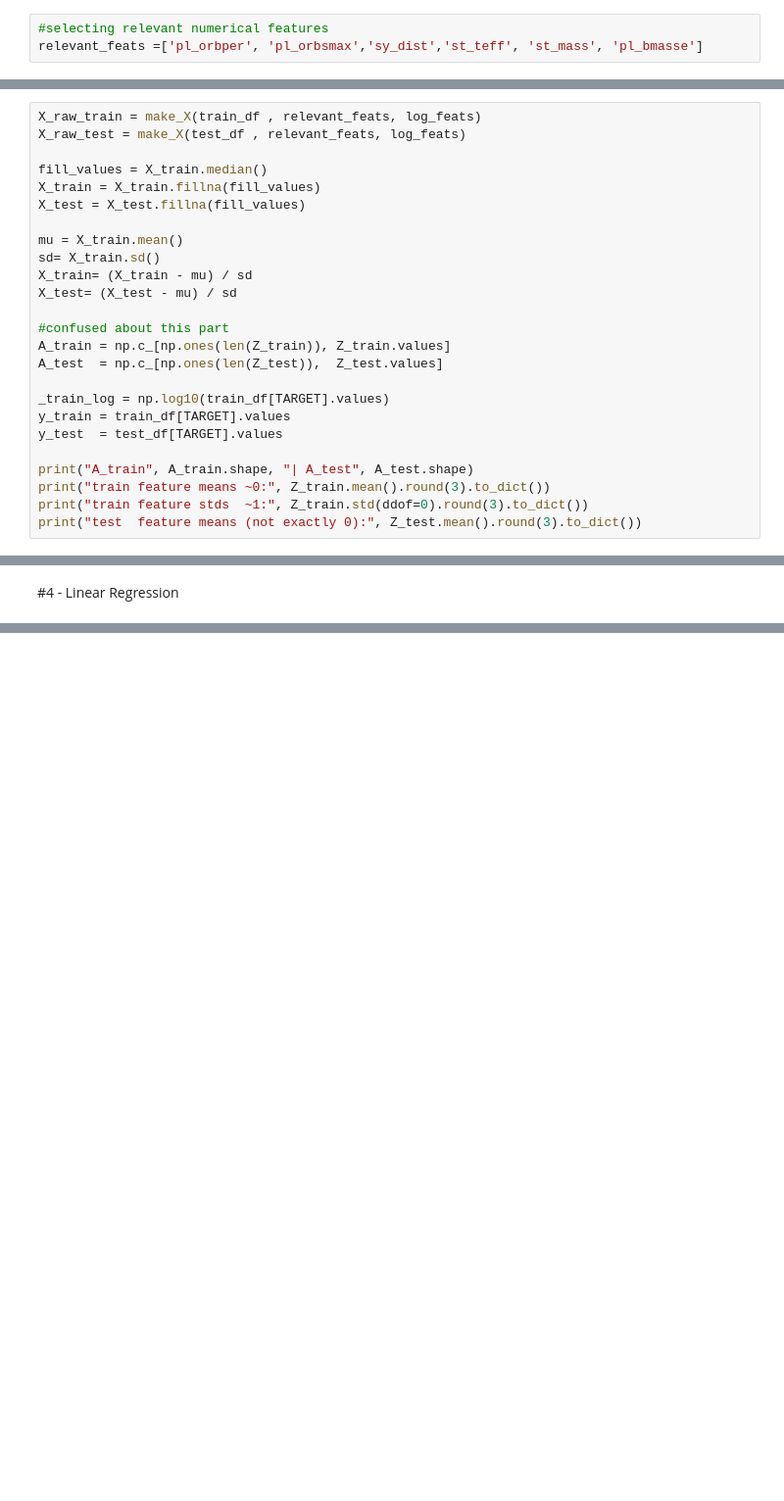
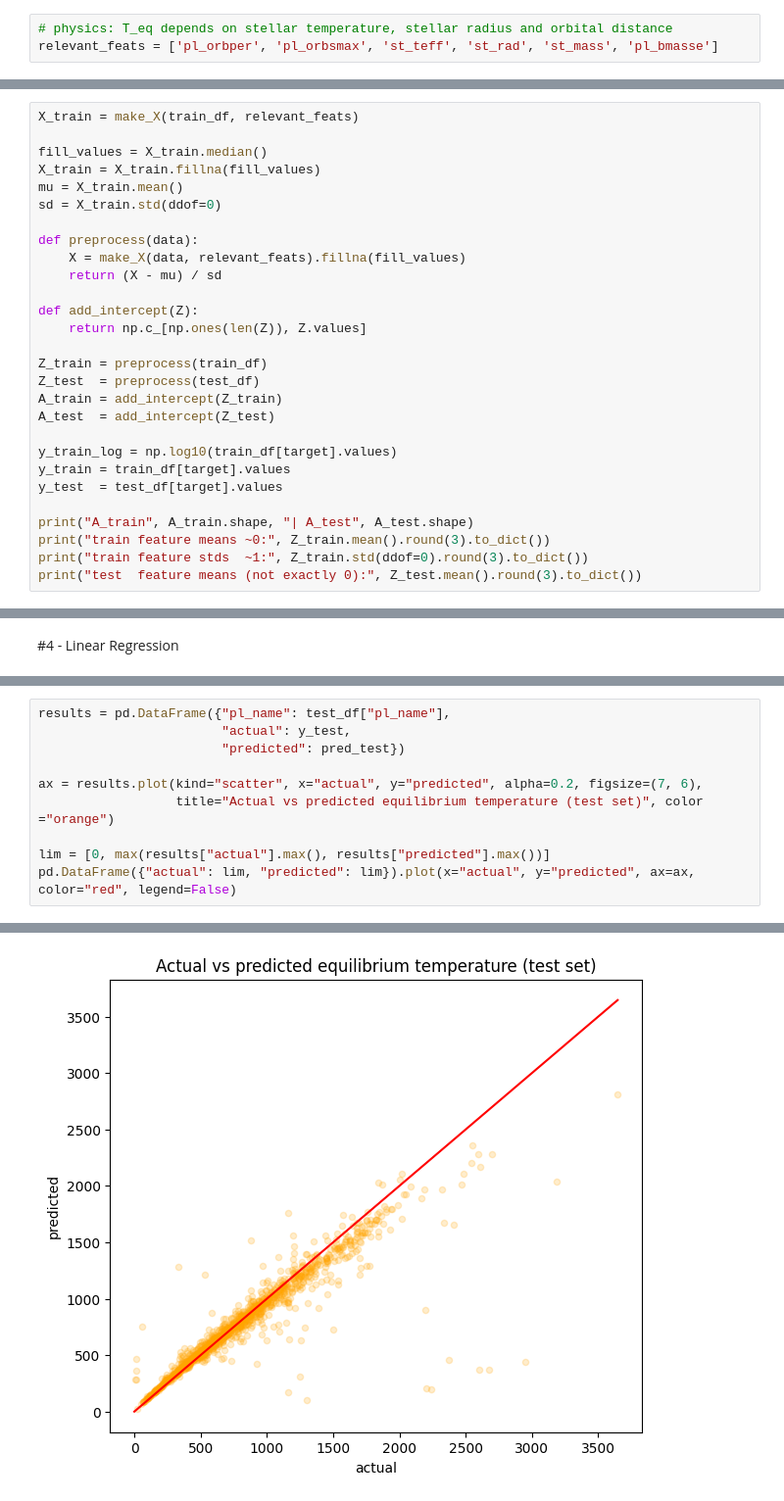
Before and after one commit to Xrash09/CSA-AI-ML, a Jupyter notebook: data_analysis.ipynb, the cells around one changed output, grey strips where cells are left out. Shown at 98% size. Cells and saved outputs as stored; diff of their text form; blank space fills up the shorter version.

```diff
--- a/data_analysis.ipynb
+++ b/data_analysis.ipynb
@@ -220,5 +218,5 @@ After the values are turned into their log values, the relationship becomes more
 # %% [markdown]
 # 3 - Data Preprocessing
 # %%
-#selecting relevant numerical features
-relevant_feats =['pl_orbper', 'pl_orbsmax','sy_dist','st_teff', 'st_mass', 'pl_bmasse']
+# physics: T_eq depends on stellar temperature, stellar radius and orbital distance
+relevant_feats = ['pl_orbper', 'pl_orbsmax', 'st_teff', 'st_rad', 'st_mass', 'pl_bmasse']
@@ -253,23 +258,26 @@ print(len(train_df), "train rows,", len(test_df), "test rows")
 # %%
-X_raw_train = make_X(train_df , relevant_feats, log_feats)
-X_raw_test = make_X(test_df , relevant_feats, log_feats)
+X_train = make_X(train_df, relevant_feats)
 
 fill_values = X_train.median()
 X_train = X_train.fillna(fill_values)
-X_test = X_test.fillna(fill_values)
+mu = X_train.mean()
+sd = X_train.std(ddof=0)
 
-mu = X_train.mean()
-sd= X_train.sd()
-X_train= (X_train - mu) / sd
-X_test= (X_test - mu) / sd
+def preprocess(data):
+    X = make_X(data, relevant_feats).fillna(fill_values)
+    return (X - mu) / sd
 
-#confused about this part
-A_train = np.c_[np.ones(len(Z_train)), Z_train.values]
-A_test  = np.c_[np.ones(len(Z_test)),  Z_test.values]
+def add_intercept(Z):
+    return np.c_[np.ones(len(Z)), Z.values]
 
-_train_log = np.log10(train_df[TARGET].values)
-y_train = train_df[TARGET].values
-y_test  = test_df[TARGET].values
+Z_train = preprocess(train_df)
+Z_test  = preprocess(test_df)
+A_train = add_intercept(Z_train)
+A_test  = add_intercept(Z_test)
+
+y_train_log = np.log10(train_df[target].values)
+y_train = train_df[target].values
+y_test  = test_df[target].values
 
 print("A_train", A_train.shape, "| A_test", A_test.shape)
 print("train feature means ~0:", Z_train.mean().round(3).to_dict())
@@ -296,0 +362,11 @@ pd.DataFrame({"fitted exponent": exponents, "simple physics": physics}).round(2)
+# %%
+results = pd.DataFrame({"pl_name": test_df["pl_name"],
+                        "actual": y_test,
+                        "predicted": pred_test})
+
+ax = results.plot(kind="scatter", x="actual", y="predicted", alpha=0.2, figsize=(7, 6),
+                  title="Actual vs predicted equilibrium temperature (test set)", color ="orange")
+
+lim = [0, max(results["actual"].max(), results["predicted"].max())]
+pd.DataFrame({"actual": lim, "predicted": lim}).plot(x="actual", y="predicted", ax=ax, color="red", legend=False)
+# %% [output]
@@ -296,0 +374 @@ pd.DataFrame({"fitted exponent": exponents, "simple physics": physics}).round(2)
+[figure, added]
```
Also changed, not shown: parts of 20 cells of this notebook.
